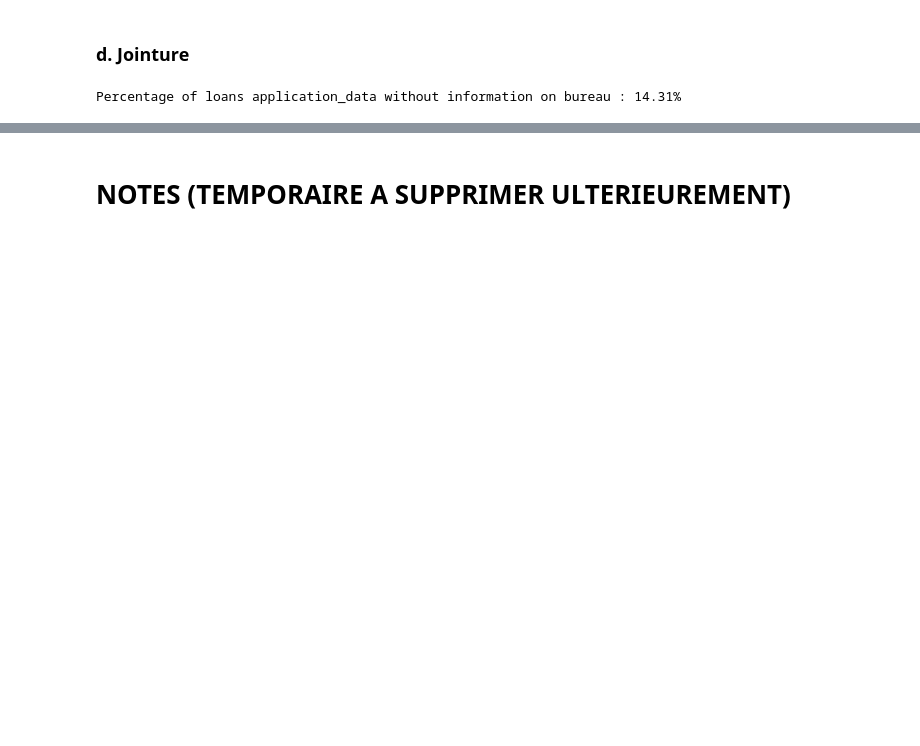
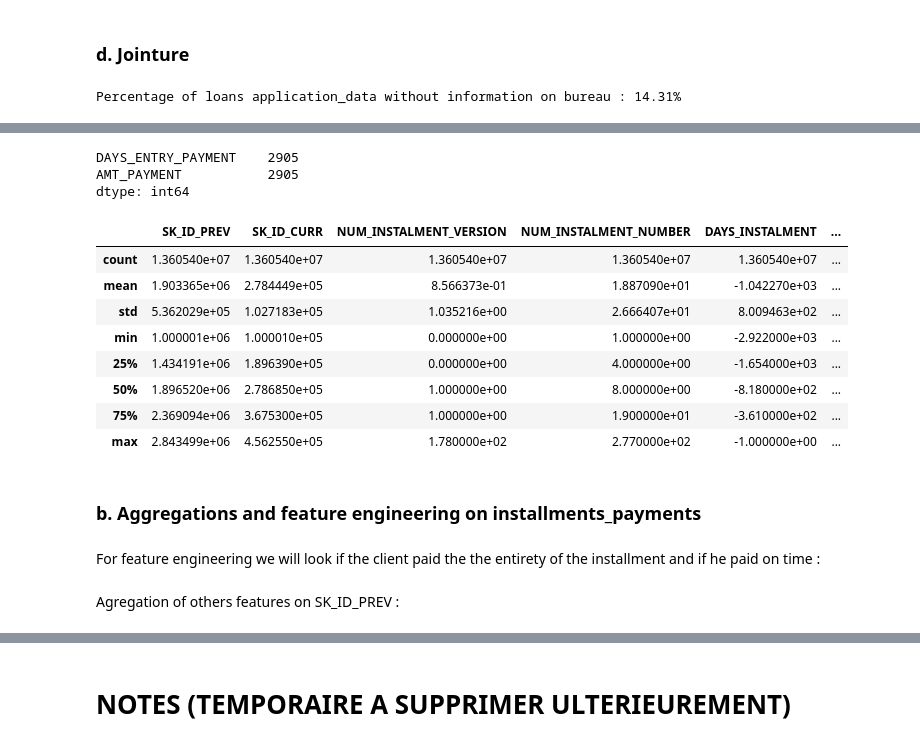
Before and after one commit to RobinPbt/P7-Openclassrooms, a Jupyter notebook: P7_preprocessing.ipynb, the cells around one changed output, grey strips where cells are left out. Cells and saved outputs as stored; diff of their text form; code cells hidden in the pictures; blank space fills up the shorter version.

```diff
--- a/P7_preprocessing.ipynb
+++ b/P7_preprocessing.ipynb
@@ -446,0 +710,22 @@ del bureau
+# %%
+installments_payments.isna().sum()[installments_payments.isna().sum() > 0]
+# %% [output]
+DAYS_ENTRY_PAYMENT    2905
+AMT_PAYMENT           2905
+dtype: int64
+# %%
+installments_payments.describe()
+# %% [output]
+|  | SK_ID_PREV | SK_ID_CURR | NUM_INSTALMENT_VERSION | NUM_INSTALMENT_NUMBER | DAYS_INSTALMENT | ... |
+| count | 1.360540e+07 | 1.360540e+07 | 1.360540e+07 | 1.360540e+07 | 1.360540e+07 | ... |
+| mean | 1.903365e+06 | 2.784449e+05 | 8.566373e-01 | 1.887090e+01 | -1.042270e+03 | ... |
+| std | 5.362029e+05 | 1.027183e+05 | 1.035216e+00 | 2.666407e+01 | 8.009463e+02 | ... |
+| min | 1.000001e+06 | 1.000010e+05 | 0.000000e+00 | 1.000000e+00 | -2.922000e+03 | ... |
+| 25% | 1.434191e+06 | 1.896390e+05 | 0.000000e+00 | 4.000000e+00 | -1.654000e+03 | ... |
+| 50% | 1.896520e+06 | 2.786850e+05 | 1.000000e+00 | 8.000000e+00 | -8.180000e+02 | ... |
+| 75% | 2.369094e+06 | 3.675300e+05 | 1.000000e+00 | 1.900000e+01 | -3.610000e+02 | ... |
+| max | 2.843499e+06 | 4.562550e+05 | 1.780000e+02 | 2.770000e+02 | -1.000000e+00 | ... |
+# %% [markdown]
+### b. Aggregations and feature engineering on installments_payments
+# %% [markdown]
+For feature engineering we will look if the client paid the the entirety of the installment and if he paid on time :
@@ -446,0 +744,2 @@ del bureau
+# %% [markdown]
+Agregation of others features on SK_ID_PREV :
```
Also changed, not shown: parts of 57 cells of this notebook.
